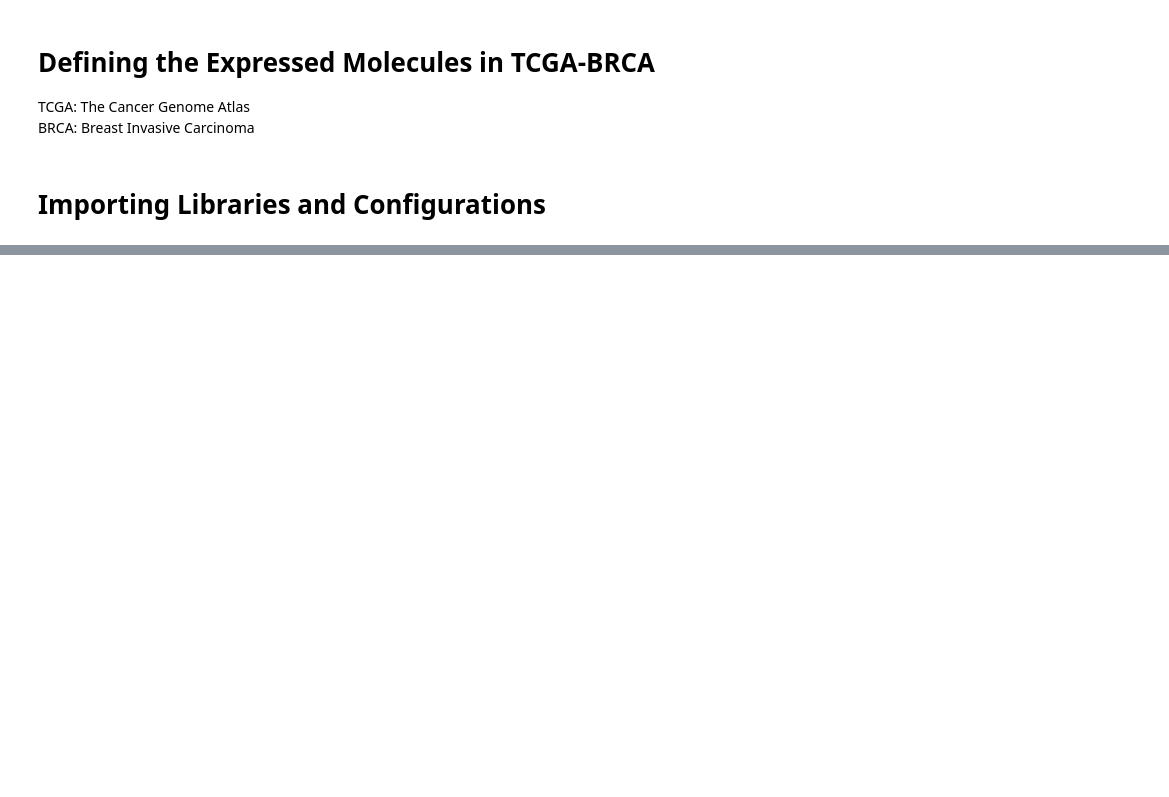
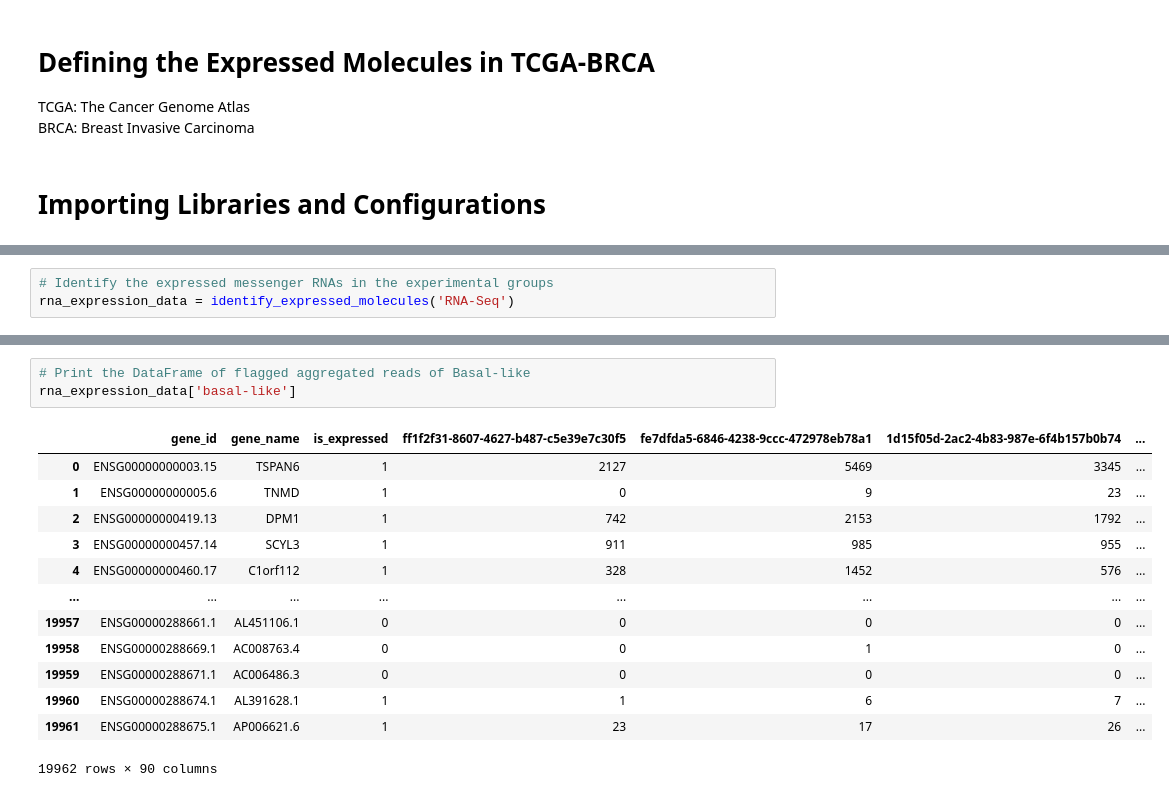
Before and after one commit to MylenaRoberta/pan-cancer-analysis, a Jupyter notebook: notebooks/02_interactions/01_brca-expression-definition.ipynb, the cells around one changed output, grey strips where cells are left out. Saved outputs shown, nothing was run; the diff lists cells and outputs as text; blank space fills up the shorter version.

Commit message:
feat(interactions): new version of expression definition of molecules from TCGA-BRCA Version based on edgeR's filterByExpr().

```diff
--- a/notebooks/02_interactions/01_brca-expression-definition.ipynb
+++ b/notebooks/02_interactions/01_brca-expression-definition.ipynb
@@ -313,0 +239,3 @@ aggregated_reads['mir']
+# %%
+# Identify the expressed messenger RNAs in the experimental groups
+rna_expression_data = identify_expressed_molecules('RNA-Seq')
@@ -313,0 +266,17 @@ aggregated_reads['mir']
+# %%
+# Print the DataFrame of flagged aggregated reads of Basal-like
+rna_expression_data['basal-like']
+# %% [output]
+|  | gene_id | gene_name | is_expressed | ff1f2f31-8607-4627-b487-c5e39e7c30f5 | fe7dfda5-6846-4238-9ccc-472978eb78a1 | 1d15f05d-2ac2-4b83-987e-6f4b157b0b74 | ... |
+| 0 | ENSG00000000003.15 | TSPAN6 | 1 | 2127 | 5469 | 3345 | ... |
+| 1 | ENSG00000000005.6 | TNMD | 1 | 0 | 9 | 23 | ... |
+| 2 | ENSG00000000419.13 | DPM1 | 1 | 742 | 2153 | 1792 | ... |
+| 3 | ENSG00000000457.14 | SCYL3 | 1 | 911 | 985 | 955 | ... |
+| 4 | ENSG00000000460.17 | C1orf112 | 1 | 328 | 1452 | 576 | ... |
+| ... | ... | ... | ... | ... | ... | ... | ... |
+| 19957 | ENSG00000288661.1 | AL451106.1 | 0 | 0 | 0 | 0 | ... |
+| 19958 | ENSG00000288669.1 | AC008763.4 | 0 | 0 | 1 | 0 | ... |
+| 19959 | ENSG00000288671.1 | AC006486.3 | 0 | 0 | 0 | 0 | ... |
+| 19960 | ENSG00000288674.1 | AL391628.1 | 1 | 1 | 6 | 7 | ... |
+| 19961 | ENSG00000288675.1 | AP006621.6 | 1 | 23 | 17 | 26 | ... |
+19962 rows × 90 columns
```
Also changed, not shown: parts of 54 cells of this notebook, 13 other files.
